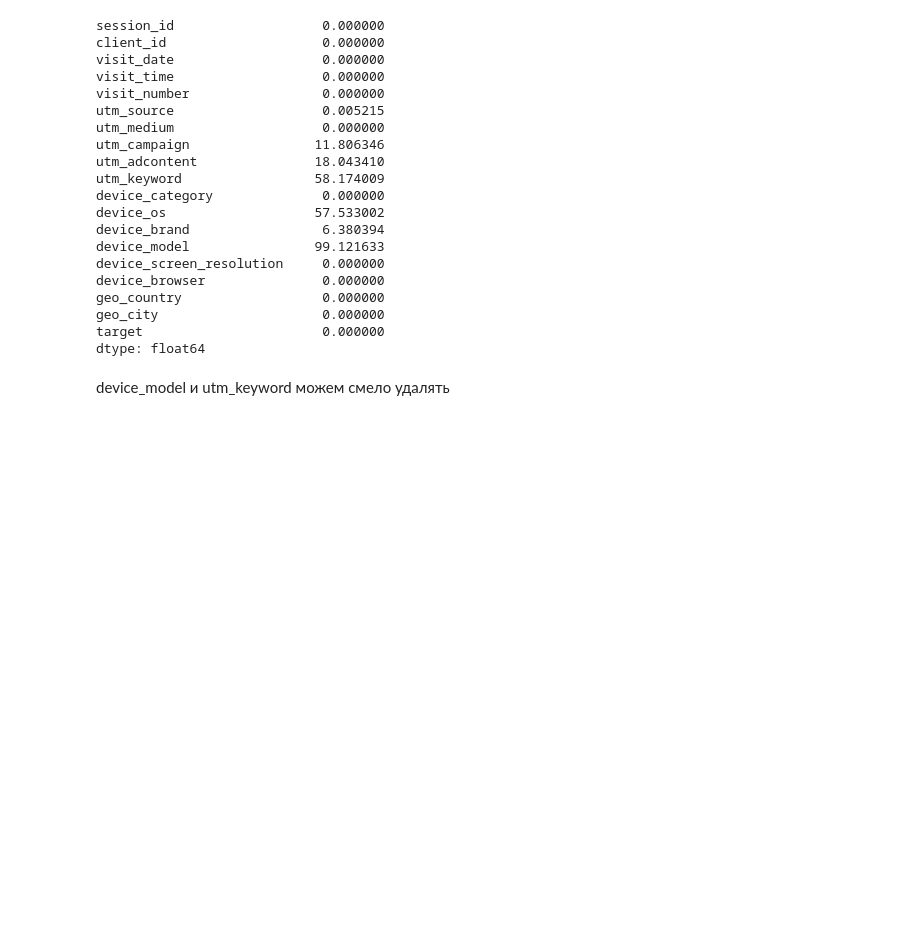
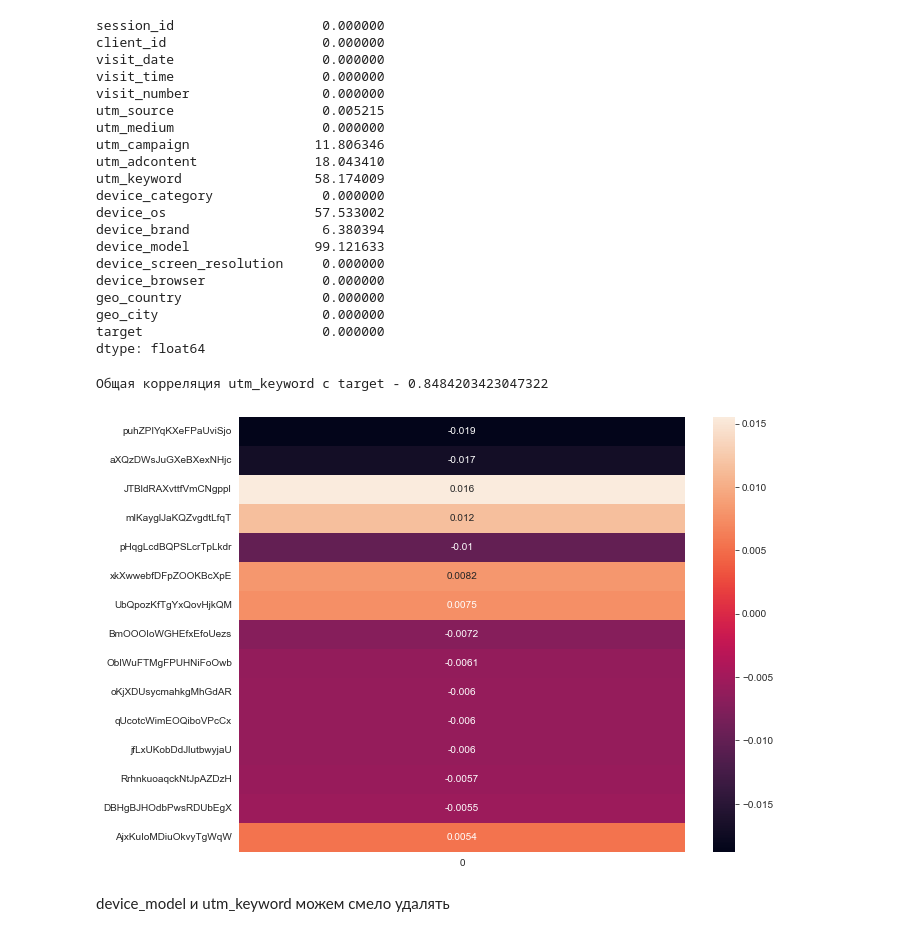
Before and after one commit to jestenok-old/SberAuto, a Jupyter notebook: main.ipynb, the cells around one changed output. Cells and saved outputs as stored; diff of their text form; code cells hidden in the pictures; blank space fills up the shorter version.

```diff
--- a/main.ipynb
+++ b/main.ipynb
@@ -89,3 +92,11 @@ NOT_ENOUGH_RAM = False
 # Пути к файлам
 SESSIONS_DATASET_PATH = 'data/ga_sessions.pkl'
 HITS_DATASET_PATH = 'data/ga_hits.pkl'
+# %%
+# Целевая переменная
+TARGET = 'target'
+# Целевые действия
+TARGET_ACTIONS = ['sub_car_claim_click', 'sub_car_claim_submit_click',
+                  'sub_open_dialog_click', 'sub_custom_question_submit_click',
+                  'sub_call_number_click', 'sub_callback_submit_click', 'sub_submit_success',
+                  'sub_car_request_submit_click']
@@ -182,6 +239,11 @@ geo_country                  0.000000
 geo_city                     0.000000
 target                       0.000000
 dtype: float64
+# %%
+target_corr_category_heat_map(df, 'utm_keyword')
+# %% [output]
+Общая корреляция utm_keyword с target - 0.8484203423047322
+[figure, added]
 # %% [markdown]
 device_model и utm_keyword можем смело удалять
 # %%
```
Also changed, not shown: parts of 19 cells of this notebook.
